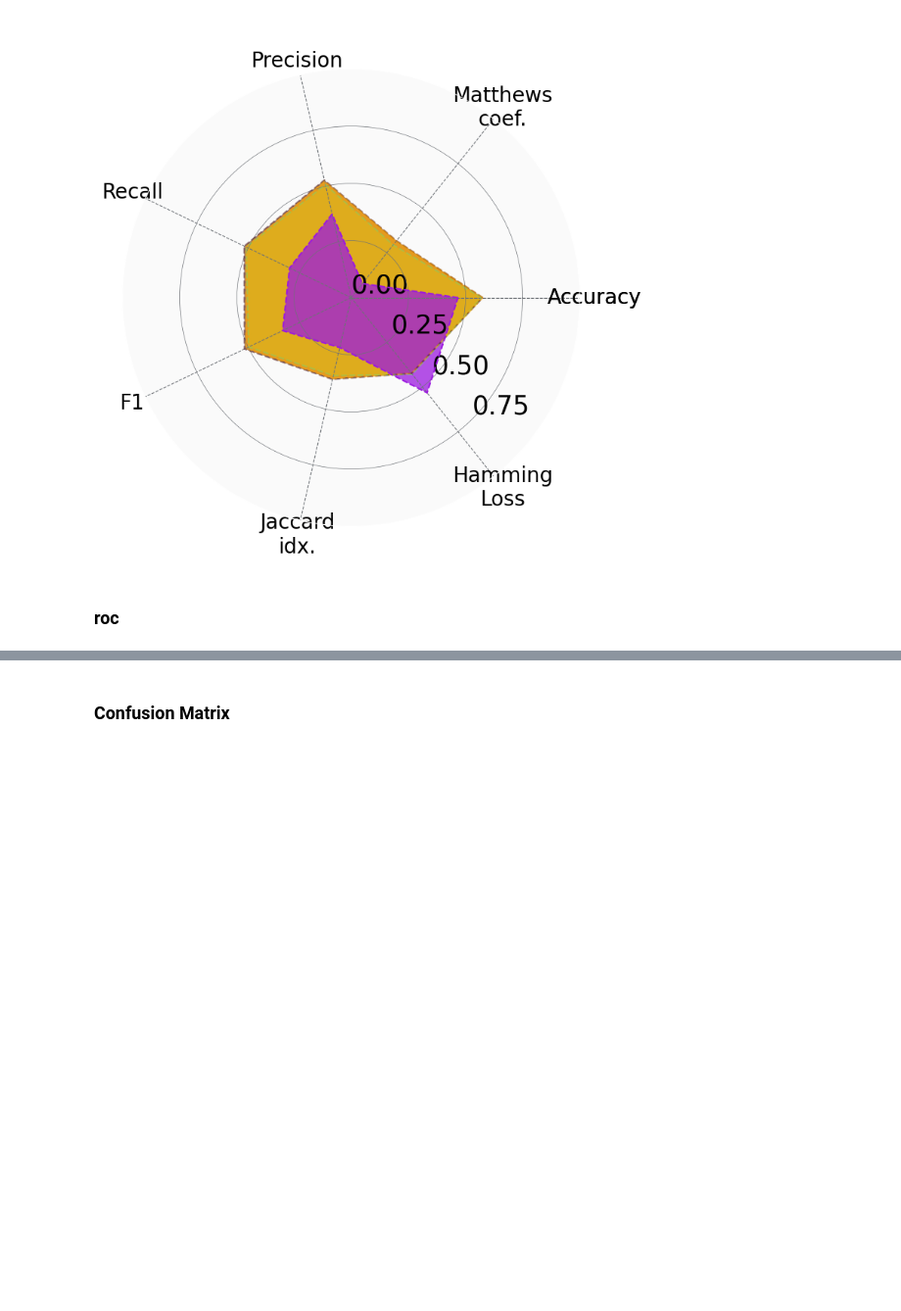
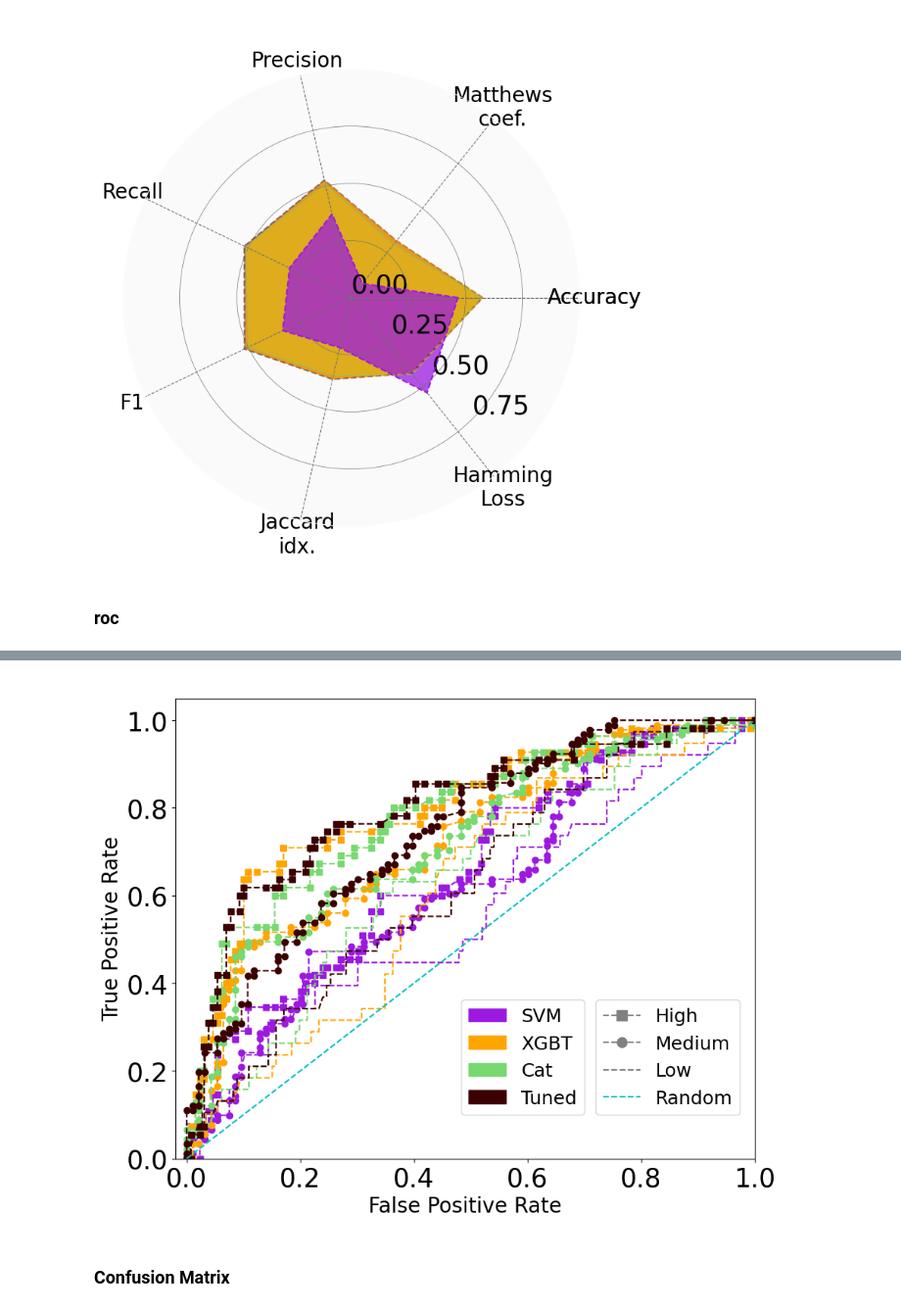
Before and after one commit to leofossilis/AMP_ml, a Jupyter notebook: AMP_codes_grneg.ipynb, the cells around one changed output, grey strips where cells are left out. Shown at 98% size. Drawn from its saved outputs; the diff is of its cells as text; code cells hidden in the pictures; blank space fills up the shorter version.

```diff
--- a/AMP_codes_grneg.ipynb
+++ b/AMP_codes_grneg.ipynb
@@ -2330,3 +2328,65 @@ plt.show()
+# %%
+from sklearn.metrics import roc_curve, auc, precision_recall_curve
+from sklearn.preprocessing import MultiLabelBinarizer
+from matplotlib.lines import Line2D
+import matplotlib.patches as mpatches
+
+def multilab_roc(y_test,y_score,color,num_labels):
+
+    ls = ['s','o',' ']
+    #Binarize labels
+    lab = y_test.tolist()
+    lab =[str(i) for i in lab]
+    mlb = MultiLabelBinarizer()
+    y_test_bin = mlb.fit_transform(lab)
+
+    # Compute ROC & AUC
+    fpr =dict()
+    tpr = dict()
+    roc_auc = dict()
+    for i in range(num_labels):
+        fpr[i], tpr[i], _ = roc_curve(y_test_bin[:, i], y_score[:, i])
+        roc_auc[i] = auc(fpr[i],tpr[i])
+
+    # plot the figure
+    for i in range(num_labels):
+        plt.plot(fpr[i], tpr[i],f'{color}',marker = f'{ls[i]}',linestyle='--')#,label=label[i] + ' (AUC = %0.2f)' % roc_auc[i]
+        #plt.legend(loc="lower right")
+
+
+
+plt.figure(figsize=(10,8))
+multilab_roc(y_test,out_1_p,'#9C19E0',num_labels=3)
+multilab_roc(y_test,out_2_p,'orange',num_labels=3)
+multilab_roc(y_test,out_3_p,'#77D970',num_labels=3)
+multilab_roc(y_test,out_4_p,'#3B0000',num_labels=3)
+
+plt.plot([0, 1], [0, 1], 'c--',label='random')
+plt.xlim([-0.02, 1.0])
+plt.ylim([0.0, 1.05])
+plt.xlabel('False Positive Rate', size=20)
+plt.ylabel('True Positive Rate', size=20)
+plt.xticks(size=25),plt.yticks(size=25)
+plt.title(' ')
+
+# Legend
+patch_1 = mpatches.Patch(color='#9C19E0', label='SVM')
+patch_2 = mpatches.Patch(color='orange', label='XGBT')
+patch_3 = mpatches.Patch(color='#77D970', label='Cat')
+patch_4 = mpatches.Patch(color='#3B0000', label='Tuned')
+
+line1 = Line2D([0],[0],label='High', color='gray',linestyle='--',marker='s',markersize=9.5)
+line2 = Line2D([0],[0],label='Medium', color='gray',linestyle='--',marker='o',markersize=9.5)
+line3 = Line2D([0],[0],label='Low', color='gray',linestyle='--',marker=' ')
+random = Line2D([0],[0],label='Random', color='c',linestyle='--',marker=' ')
+
+legend1 = plt.legend(handles=[line1,line2,line3,random],bbox_to_anchor=(0.85, 0.22),loc="center",ncol=1,prop={'size': 18})
+plt.legend(handles=[patch_1,patch_2,patch_3,patch_4],bbox_to_anchor=(0.6, 0.22),loc="center",ncol=1,prop={'size': 18})
+plt.gca().add_artist(legend1)
+plt.savefig('model/NLP_tokenized/fig/ref_models_grneg_roc_3L.tiff',dpi=600,bbox_inches='tight')
+plt.show()
+# %% [output]
+[figure, added]
 # %% [markdown]
 ### Confusion Matrix
 # %%
```
Also changed, not shown: parts of 6 cells of this notebook, 2 other files.
